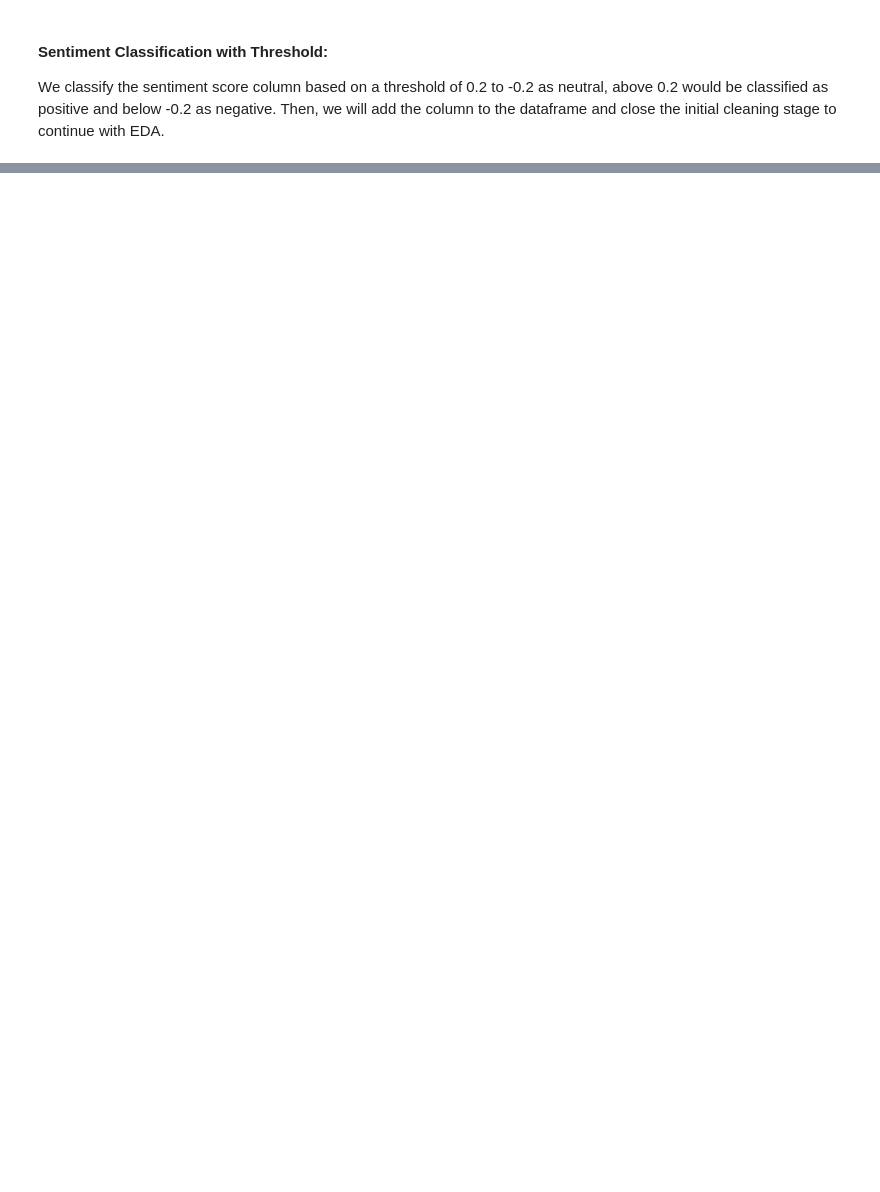
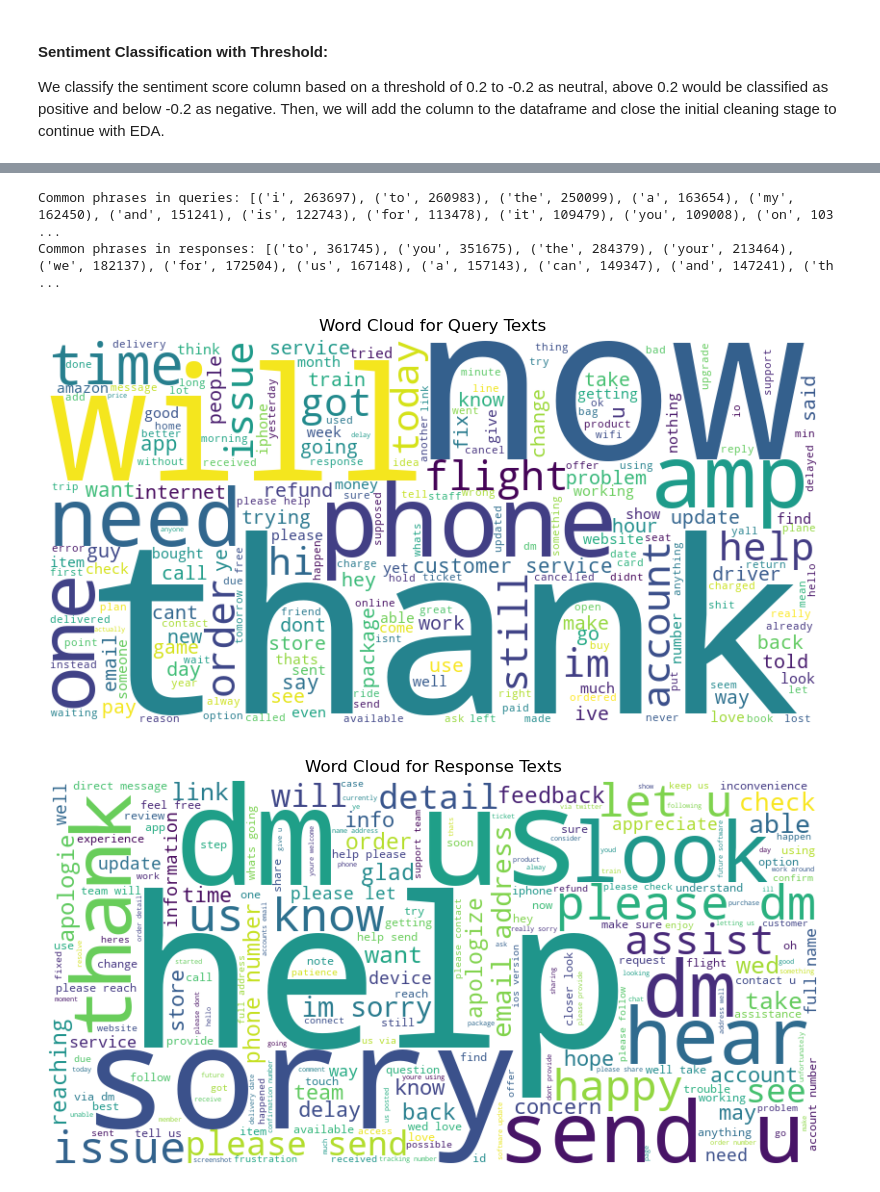
Before and after one commit to CamiloDS16/nlp-sentiment-analysis-X-csupport, a Jupyter notebook: notebooks/data-wrangling-cleaning.ipynb, the cells around one changed output, grey strips where cells are left out. Cells and saved outputs as stored; diff of their text form; code cells hidden in the pictures; blank space fills up the shorter version.

Commit message:
change the structure of the notebooks: data-wrangling. Utils updated

```diff
--- a/notebooks/data-wrangling-cleaning.ipynb
+++ b/notebooks/data-wrangling-cleaning.ipynb
@@ -271,0 +292,11 @@ df['created_at'] = pd.to_datetime(df['created_at'])
+# %%
+try:
+    # Dropping rows with NaN values in 'query_text' and 'response_text' columns
+    df.dropna(subset=['query_text', 'response_text'], inplace=True)
+
+    # Removing duplicate rows based on 'query_id' and 'response_id' to avoid redundancy
+    df.drop_duplicates(subset=['query_id', 'response_id'], inplace=True)
+
+    logging.info("Dropping NaN values and duplicates completed successfully")
+except Exception as e:
+    logging.error(f"Error during dropping NaN values and duplicates: {e}")
@@ -343,7 +344,7 @@ nltk.download('vader_lexicon')
 sia = SentimentIntensityAnalyzer()
 
 # Apply sentiment analysis to the processed text
-df['sentiment'] = df['processed_text'].apply(lambda x: sia.polarity_scores(x)['compound'] if x else 0)
+df['sentiment'] = df['query_text'].apply(lambda x: sia.polarity_scores(x)['compound'] if x else 0)
 # %% [output]
 [nltk_data] Downloading package vader_lexicon to
 [nltk_data]     /Users/camilods16/nltk_data...
@@ -706,0 +448,52 @@ df = assign_topics(df, best_model, dictionary)
+# %%
+# Display the results
+print("Common phrases in queries:", common_phrases_queries)
+print("Common phrases in responses:", common_phrases_responses)
+# %% [output]
+Common phrases in queries: [('i', 263697), ('to', 260983), ('the', 250099), ('a', 163654), ('my', 162450), ('and', 151241), ('is', 122743), ('for', 113478), ('it', 109479), ('you', 109008), ('on', 103 ...
+Common phrases in responses: [('to', 361745), ('you', 351675), ('the', 284379), ('your', 213464), ('we', 182137), ('for', 172504), ('us', 167148), ('a', 157143), ('can', 149347), ('and', 147241), ('th ...
+# %%
+# word clouds generation for visual EDA
+def generate_query_response_word_clouds(df):
+    """
+    Generate word clouds for query and response texts.
+    Args:
+    df (pd.DataFrame): DataFrame containing query and response texts.
+    """
+    try:
+        # Concatenate all query and response texts
+        query_text = ' '.join(df['query_text'].dropna())
+        response_text = ' '.join(df['response_text'].dropna())
+
+        # Define common parameters for word clouds
+        wc_params = {
+            'stopwords': STOPWORDS,
+            'background_color': 'white',
+            'width': 800,
+            'height': 400
+        }
+
+        # Create word cloud for query texts
+        query_wordcloud = WordCloud(**wc_params).generate(query_text)
+        plt.figure(figsize=(10, 5))
+        plt.imshow(query_wordcloud, interpolation='bilinear')
+        plt.title('Word Cloud for Query Texts')
+        plt.axis('off')
+        plt.show()
+
+        # Create word cloud for response texts
+        response_wordcloud = WordCloud(**wc_params).generate(response_text)
+        plt.figure(figsize=(10, 5))
+        plt.imshow(response_wordcloud, interpolation='bilinear')
+        plt.title('Word Cloud for Response Texts')
+        plt.axis('off')
+        plt.show()
+
+    except Exception as e:
+        print(f"Error generating word clouds: {e}")
+
+# Applying the function
+generate_query_response_word_clouds(df)
+# %% [output]
+[figure, added]
+[figure, added]
```
Also changed, not shown: parts of 44 cells of this notebook, 2 other files.
